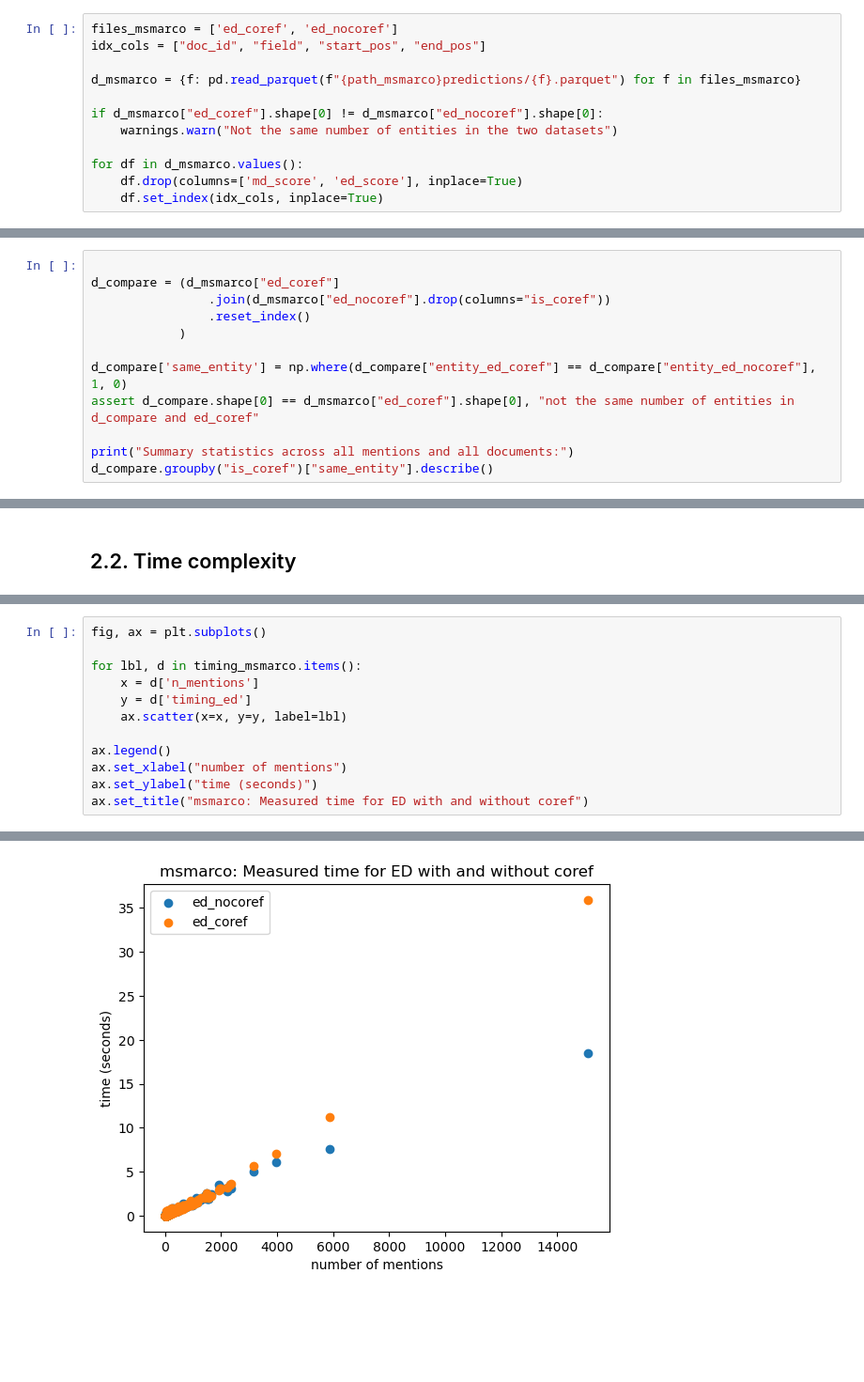
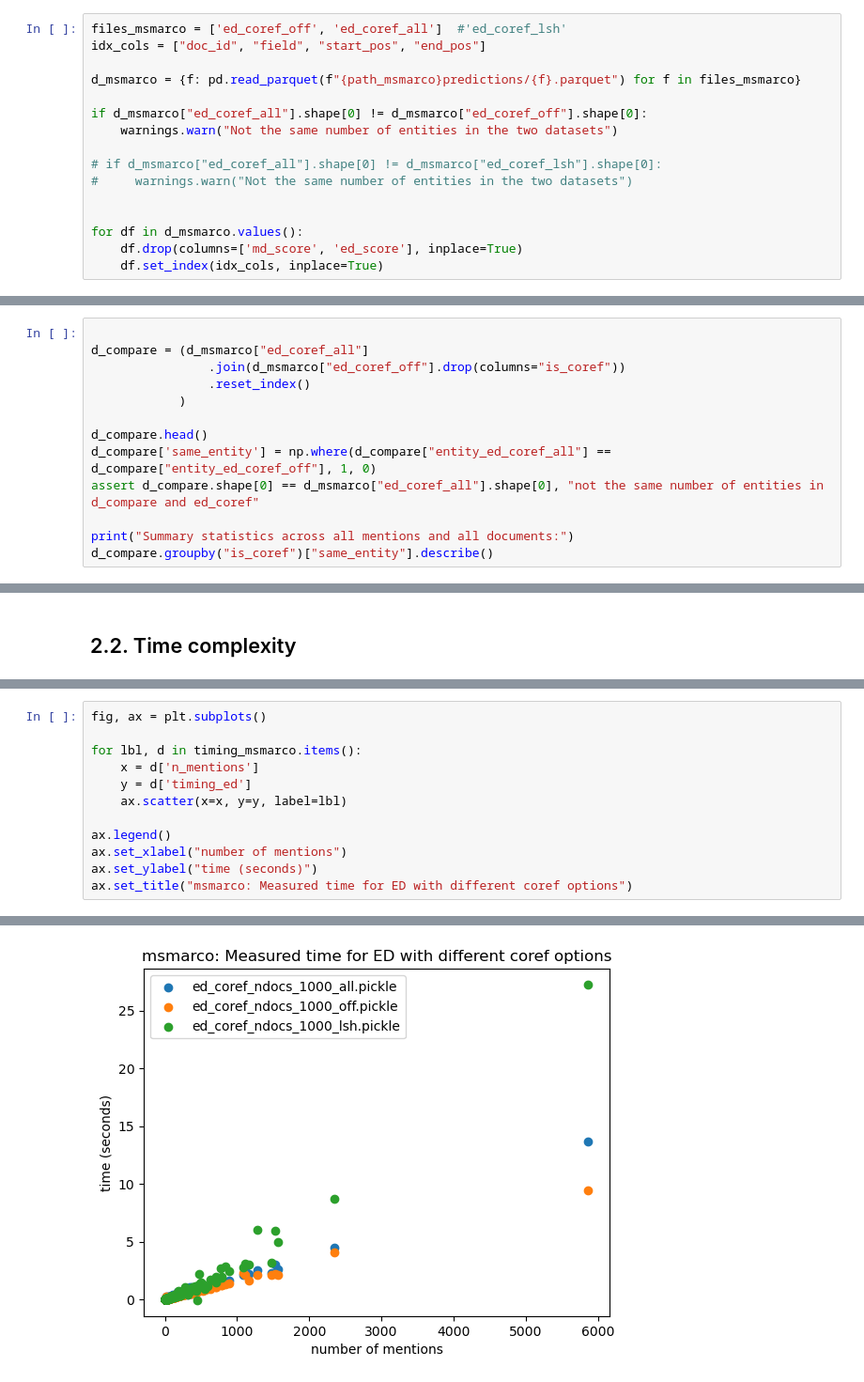
Before and after one commit to f-hafner/explore_coref, a Jupyter notebook: overview.ipynb, the cells around one changed output, grey strips where cells are left out. Shown at 94% size. Cells and saved outputs as stored; diff of their text form; blank space fills up the shorter version.

Commit message:
update after running msmarco

```diff
--- a/overview.ipynb
+++ b/overview.ipynb
@@ -366,13 +393,17 @@ for opt in ['all', 'lsh']:
 - Run ED on the same file with detected mentions
 - Compare whether the linked entities are the same when using `with_coref` and when not using it
 # %%
-files_msmarco = ['ed_coref', 'ed_nocoref']
+files_msmarco = ['ed_coref_off', 'ed_coref_all']  #'ed_coref_lsh'
 idx_cols = ["doc_id", "field", "start_pos", "end_pos"]
 
 d_msmarco = {f: pd.read_parquet(f"{path_msmarco}predictions/{f}.parquet") for f in files_msmarco}
 
-if d_msmarco["ed_coref"].shape[0] != d_msmarco["ed_nocoref"].shape[0]:
+if d_msmarco["ed_coref_all"].shape[0] != d_msmarco["ed_coref_off"].shape[0]:
     warnings.warn("Not the same number of entities in the two datasets")
+
+# if d_msmarco["ed_coref_all"].shape[0] != d_msmarco["ed_coref_lsh"].shape[0]:
+#     warnings.warn("Not the same number of entities in the two datasets")
+
 
 for df in d_msmarco.values():
     df.drop(columns=['md_score', 'ed_score'], inplace=True)
@@ -386,13 +417,14 @@ for name, df in d_msmarco.items():
     d_msmarco[name].columns = new_colnames
 # %%
 
-d_compare = (d_msmarco["ed_coref"]
-                .join(d_msmarco["ed_nocoref"].drop(columns="is_coref"))
+d_compare = (d_msmarco["ed_coref_all"]
+                .join(d_msmarco["ed_coref_off"].drop(columns="is_coref"))
                 .reset_index()
             )
 
-d_compare['same_entity'] = np.where(d_compare["entity_ed_coref"] == d_compare["entity_ed_nocoref"], 1, 0)
-assert d_compare.shape[0] == d_msmarco["ed_coref"].shape[0], "not the same number of entities in d_compare and ed_coref"
+d_compare.head()
+d_compare['same_entity'] = np.where(d_compare["entity_ed_coref_all"] == d_compare["entity_ed_coref_off"], 1, 0)
+assert d_compare.shape[0] == d_msmarco["ed_coref_all"].shape[0], "not the same number of entities in d_compare and ed_coref"
 
 print("Summary statistics across all mentions and all documents:")
 d_compare.groupby("is_coref")["same_entity"].describe()
@@ -474,5 +512,5 @@ for lbl, d in timing_msmarco.items():
 ax.legend()
 ax.set_xlabel("number of mentions")
 ax.set_ylabel("time (seconds)")
-ax.set_title("msmarco: Measured time for ED with and without coref")
+ax.set_title("msmarco: Measured time for ED with different coref options")
 # %% [output]
@@ -480 +518 @@ Text(0.5, 1.0, 'msmarco: Measured time for ED with and without coref')
-[figure, old version]
+[figure, new version]
```
Also changed, not shown: parts of 6 cells of this notebook.
